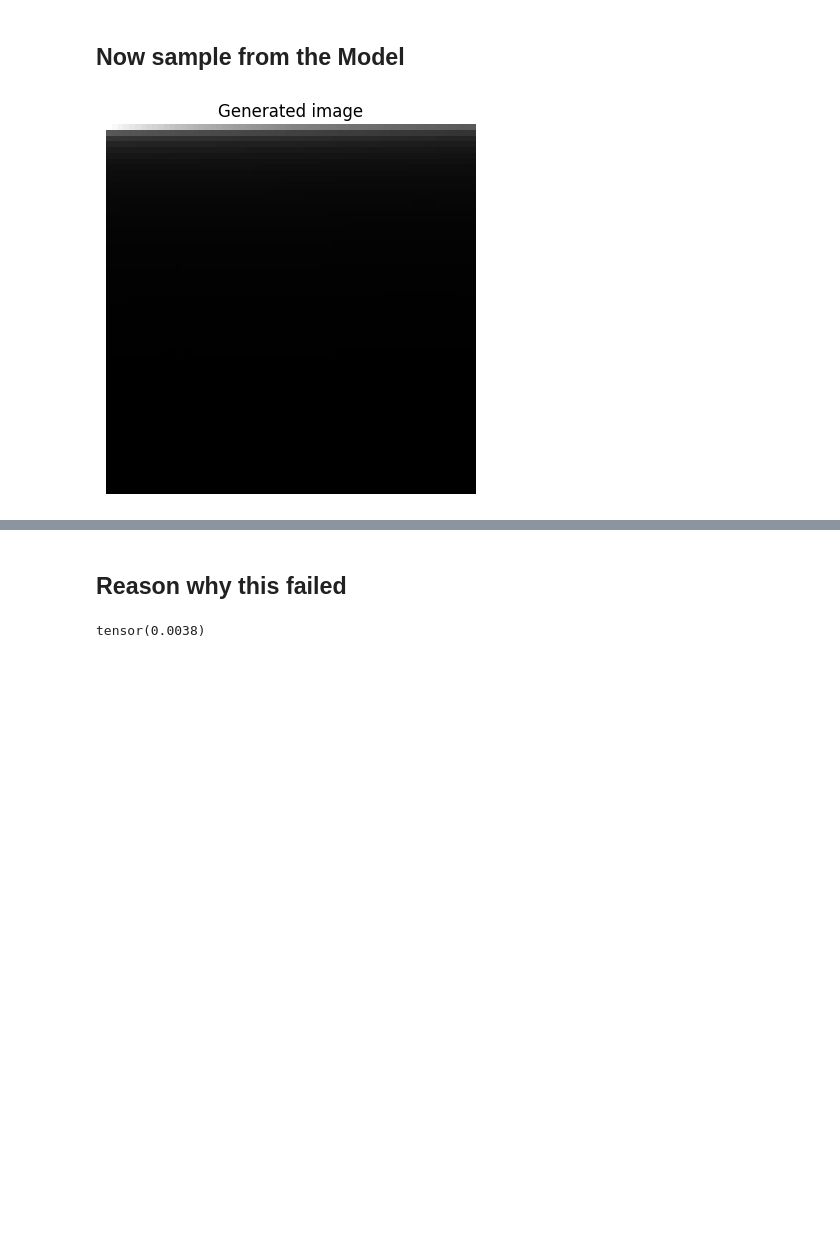
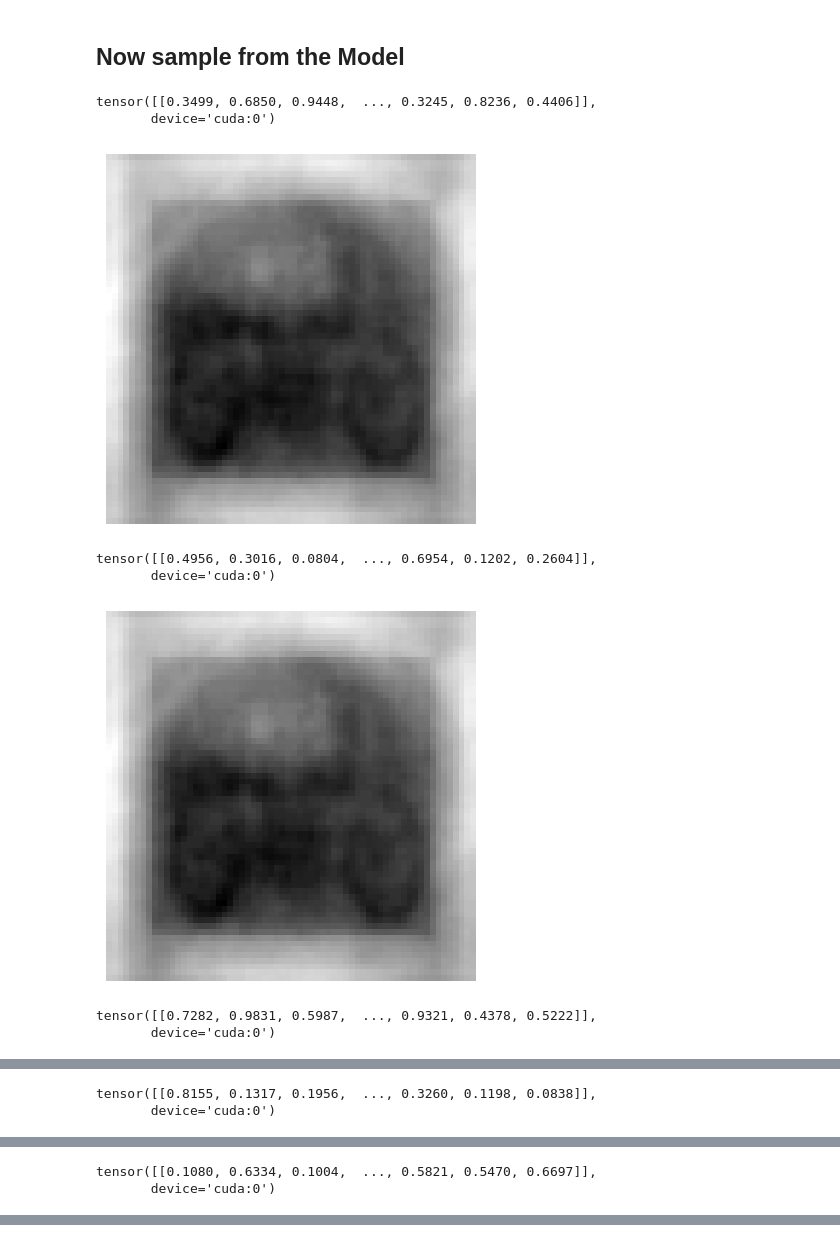
Before and after one commit to Himanshu7921/generative-architectures-lab, a Jupyter notebook: 01_fvsbn_model/model_architecture.ipynb, the cells around one changed output, grey strips where cells are left out. Saved outputs shown, nothing was run; the diff lists cells and outputs as text; code cells hidden in the pictures; blank space fills up the shorter version.

Commit message:
Trained the AutoRegressive Model

```diff
--- a/01_fvsbn_model/model_architecture.ipynb
+++ b/01_fvsbn_model/model_architecture.ipynb
@@ -149,13 +180,14 @@ device = "cuda" if torch.cuda.is_available() else "cpu"
 # %%
 in_features = images[0].shape[-1] * images[0].shape[-1]
 out_features = images[0].shape[-1] * images[0].shape[-1]
-fvsbn = FVSBN(in_features, out_features)
+hidden_dim = 2048
+fvsbn = FVSBN(in_features, hidden_dim, out_features)
 lr = 0.01
 optimizer = torch.optim.Adam(params = fvsbn.parameters(), lr = lr)
 trained_fvsbn = train_fvsbn_model(
     model = fvsbn,
     loader = loader,
-    epochs = 50,
+    epochs = 100,
     optimizer = optimizer,
     device = device
 )
@@ -180,11 +217,12 @@ import torch
 # recreating the same architecture
 in_features = 64 * 64
 out_features = 64 * 64
-model = FVSBN(in_features, out_features)
+hidden_dim = 2048
+model = FVSBN(in_features, hidden_dim, out_features)
 
 # loading the weights
 model.load_state_dict(
-    torch.load("../saved_models/fvsbn_grey_scale_64x64.pth", map_location="cpu")
+    torch.load("../saved_models/fvsbn_03_grey_scale_64x64.pth", map_location="cpu")
 )
 model.eval()
 print("Model loaded successfully")
@@ -203,26 +241,39 @@ def sample_fvsbn_continuous(model, image_size=64, device="cpu"):
     num_pixels = image_size * image_size
 
     # empty image
-    x = torch.zeros(1, num_pixels).to(device)
+    x = torch.rand(1, num_pixels).to(device)
+    print(x)
 
     with torch.no_grad():
 
         for i in range(num_pixels):
 
-            _, intensity = model(x)
+            logits = model(x)
+            intensity = torch.sigmoid(logits)
 
-            # predicted pixel intensity in [0,1]
-            x[0, i] = intensity[0, i]
+            noise_std = 0.00008
+            x[0,i] = torch.clamp(
+                intensity[0,i] + noise_std * torch.randn(1).to(device),
+                0, 1
+            )
 
     return x
 # %%
-sample = sample_fvsbn_continuous(trained_fvsbn, image_size=64, device=device)
+for i in range(5):
 
-img = sample.view(64,64).cpu()
+    sample = sample_fvsbn_continuous(trained_fvsbn, 64, device)
 
-plt.imshow(img, cmap="gray")
-plt.title("Generated image")
-plt.axis("off")
-plt.show()
+    img = sample.view(64,64).cpu()
+
+    plt.imshow(img, cmap="gray")
+    plt.axis("off")
+    plt.show()
 # %% [output]
+tensor([[0.3499, 0.6850, 0.9448,  ..., 0.3245, 0.8236, 0.4406]],
+       device='cuda:0')
-[figure, old version]
+[figure, new version]
+tensor([[0.4956, 0.3016, 0.0804,  ..., 0.6954, 0.1202, 0.2604]],
+       device='cuda:0')
+[figure, added]
+tensor([[0.7282, 0.9831, 0.5987,  ..., 0.9321, 0.4378, 0.5222]],
+       device='cuda:0')
@@ -228,0 +281,2 @@ plt.show()
+tensor([[0.8155, 0.1317, 0.1956,  ..., 0.3260, 0.1198, 0.0838]],
+       device='cuda:0')
@@ -228,0 +284,2 @@ plt.show()
+tensor([[0.1080, 0.6334, 0.1004,  ..., 0.5821, 0.5470, 0.6697]],
+       device='cuda:0')
@@ -229,6 +286,0 @@ plt.show()
-# %% [markdown]
-## Reason why this failed
-# %%
-images[0].view(1, -1).mean() # Model Learned to predict the intensity to 0, because thats the avg intensity of images in this dataset
-# %% [output]
-tensor(0.0038)
```
Also changed, not shown: parts of 7 cells of this notebook.
